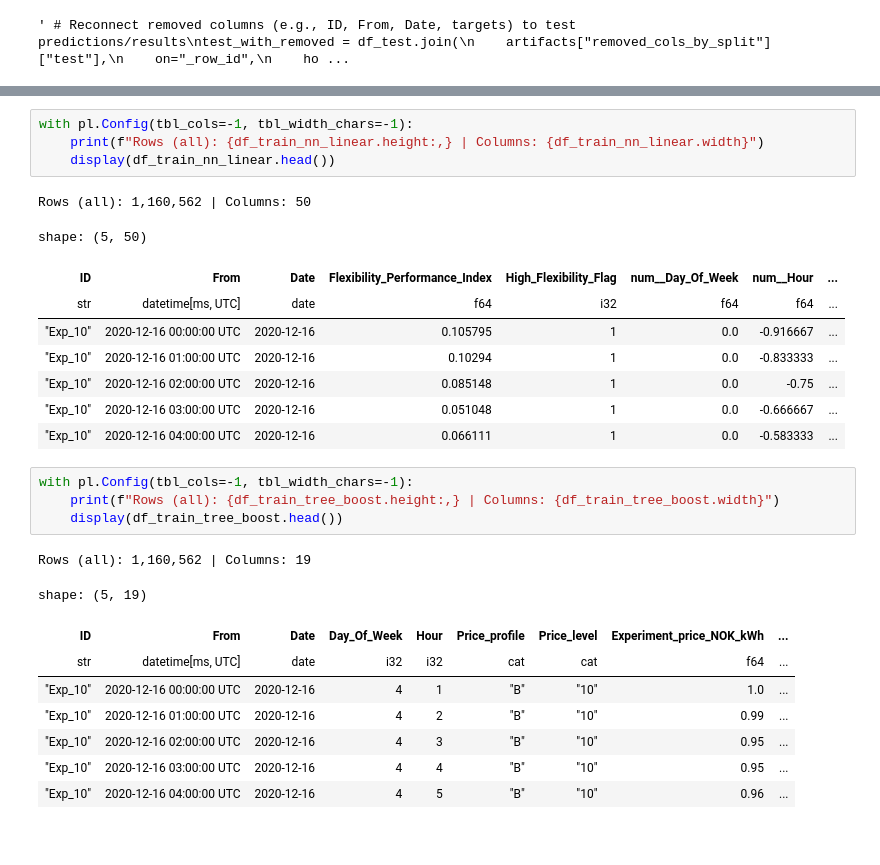
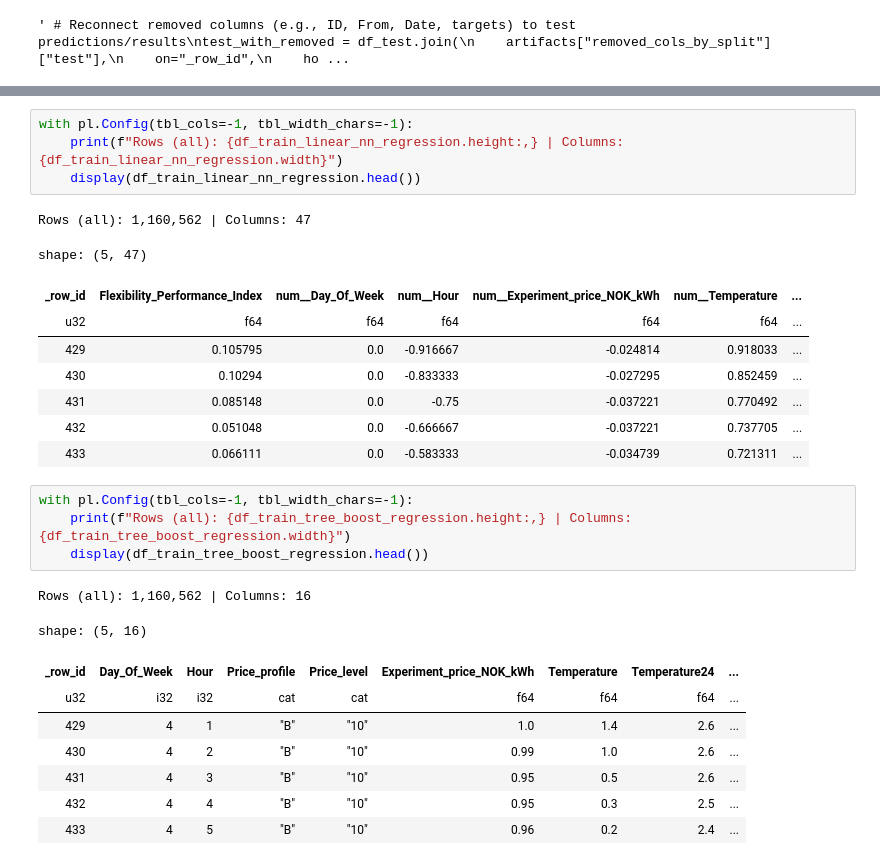
Before and after one commit to MartinOmasta/team_omega, a Jupyter notebook: notebooks/03_preprocessing_and_leakage_prevention.ipynb, the cells around one changed output, grey strips where cells are left out. Drawn from its saved outputs; the diff is of its cells as text.

```diff
--- a/notebooks/03_preprocessing_and_leakage_prevention.ipynb
+++ b/notebooks/03_preprocessing_and_leakage_prevention.ipynb
@@ -1081,31 +1177,31 @@ shape: (5, 19)
 # %%
 with pl.Config(tbl_cols=-1, tbl_width_chars=-1):
-    print(f"Rows (all): {df_train_nn_linear.height:,} | Columns: {df_train_nn_linear.width}")
-    display(df_train_nn_linear.head())
+    print(f"Rows (all): {df_train_linear_nn_regression.height:,} | Columns: {df_train_linear_nn_regression.width}")
+    display(df_train_linear_nn_regression.head())
 # %% [output]
-Rows (all): 1,160,562 | Columns: 50
+Rows (all): 1,160,562 | Columns: 47
-shape: (5, 50)
+shape: (5, 47)
-| ID | From | Date | Flexibility_Performance_Index | High_Flexibility_Flag | num__Day_Of_Week | num__Hour | ... |
-| str | datetime[ms, UTC] | date | f64 | i32 | f64 | f64 | ... |
-| "Exp_10" | 2020-12-16 00:00:00 UTC | 2020-12-16 | 0.105795 | 1 | 0.0 | -0.916667 | ... |
-| "Exp_10" | 2020-12-16 01:00:00 UTC | 2020-12-16 | 0.10294 | 1 | 0.0 | -0.833333 | ... |
-| "Exp_10" | 2020-12-16 02:00:00 UTC | 2020-12-16 | 0.085148 | 1 | 0.0 | -0.75 | ... |
-| "Exp_10" | 2020-12-16 03:00:00 UTC | 2020-12-16 | 0.051048 | 1 | 0.0 | -0.666667 | ... |
-| "Exp_10" | 2020-12-16 04:00:00 UTC | 2020-12-16 | 0.066111 | 1 | 0.0 | -0.583333 | ... |
+| _row_id | Flexibility_Performance_Index | num__Day_Of_Week | num__Hour | num__Experiment_price_NOK_kWh | num__Temperature | ... |
+| u32 | f64 | f64 | f64 | f64 | f64 | ... |
+| 429 | 0.105795 | 0.0 | -0.916667 | -0.024814 | 0.918033 | ... |
+| 430 | 0.10294 | 0.0 | -0.833333 | -0.027295 | 0.852459 | ... |
+| 431 | 0.085148 | 0.0 | -0.75 | -0.037221 | 0.770492 | ... |
+| 432 | 0.051048 | 0.0 | -0.666667 | -0.037221 | 0.737705 | ... |
+| 433 | 0.066111 | 0.0 | -0.583333 | -0.034739 | 0.721311 | ... |
 # %%
 with pl.Config(tbl_cols=-1, tbl_width_chars=-1):
-    print(f"Rows (all): {df_train_tree_boost.height:,} | Columns: {df_train_tree_boost.width}")
-    display(df_train_tree_boost.head())
+    print(f"Rows (all): {df_train_tree_boost_regression.height:,} | Columns: {df_train_tree_boost_regression.width}")
+    display(df_train_tree_boost_regression.head())
 # %% [output]
-Rows (all): 1,160,562 | Columns: 19
+Rows (all): 1,160,562 | Columns: 16
-shape: (5, 19)
+shape: (5, 16)
-| ID | From | Date | Day_Of_Week | Hour | Price_profile | Price_level | Experiment_price_NOK_kWh | ... |
-| str | datetime[ms, UTC] | date | i32 | i32 | cat | cat | f64 | ... |
-| "Exp_10" | 2020-12-16 00:00:00 UTC | 2020-12-16 | 4 | 1 | "B" | "10" | 1.0 | ... |
-| "Exp_10" | 2020-12-16 01:00:00 UTC | 2020-12-16 | 4 | 2 | "B" | "10" | 0.99 | ... |
-| "Exp_10" | 2020-12-16 02:00:00 UTC | 2020-12-16 | 4 | 3 | "B" | "10" | 0.95 | ... |
-| "Exp_10" | 2020-12-16 03:00:00 UTC | 2020-12-16 | 4 | 4 | "B" | "10" | 0.95 | ... |
-| "Exp_10" | 2020-12-16 04:00:00 UTC | 2020-12-16 | 4 | 5 | "B" | "10" | 0.96 | ... |
+| _row_id | Day_Of_Week | Hour | Price_profile | Price_level | Experiment_price_NOK_kWh | Temperature | Temperature24 | ... |
+| u32 | i32 | i32 | cat | cat | f64 | f64 | f64 | ... |
+| 429 | 4 | 1 | "B" | "10" | 1.0 | 1.4 | 2.6 | ... |
+| 430 | 4 | 2 | "B" | "10" | 0.99 | 1.0 | 2.6 | ... |
+| 431 | 4 | 3 | "B" | "10" | 0.95 | 0.5 | 2.6 | ... |
+| 432 | 4 | 4 | "B" | "10" | 0.95 | 0.3 | 2.5 | ... |
+| 433 | 4 | 5 | "B" | "10" | 0.96 | 0.2 | 2.4 | ... |
 # %%
 # drop columns for the Unsupervised dataset that are not useful or detrimental to our machine learning models
 
```
Also changed, not shown: parts of 5 cells of this notebook.
